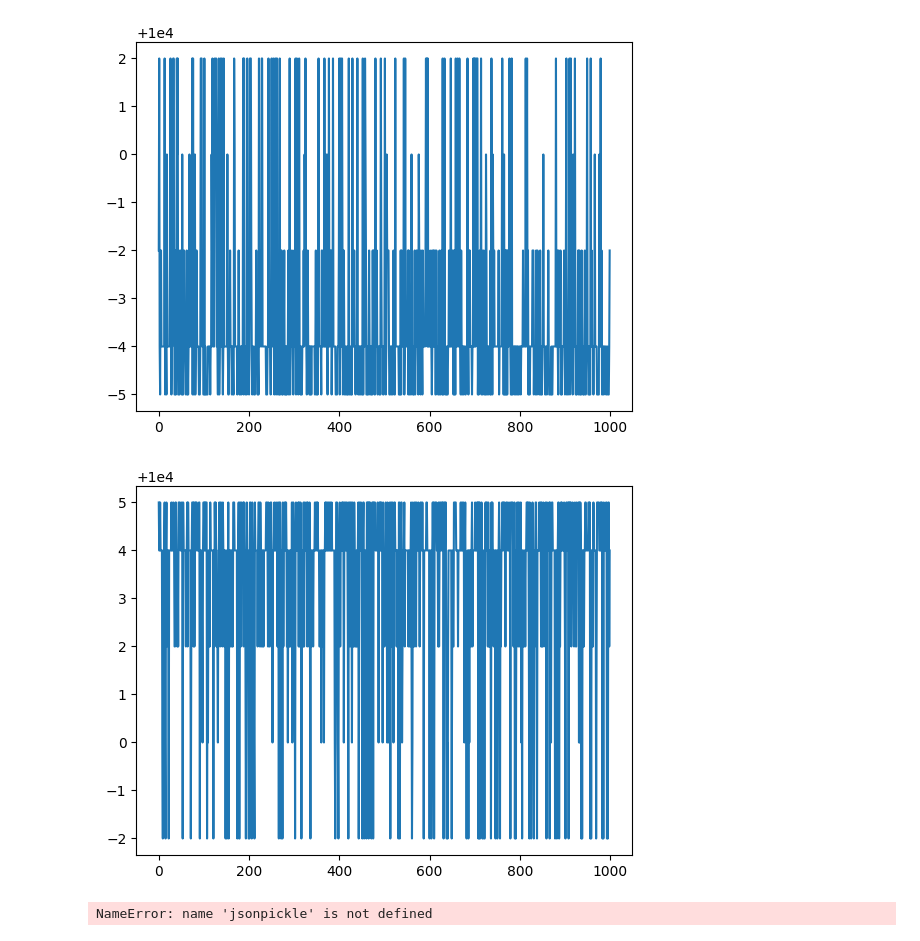
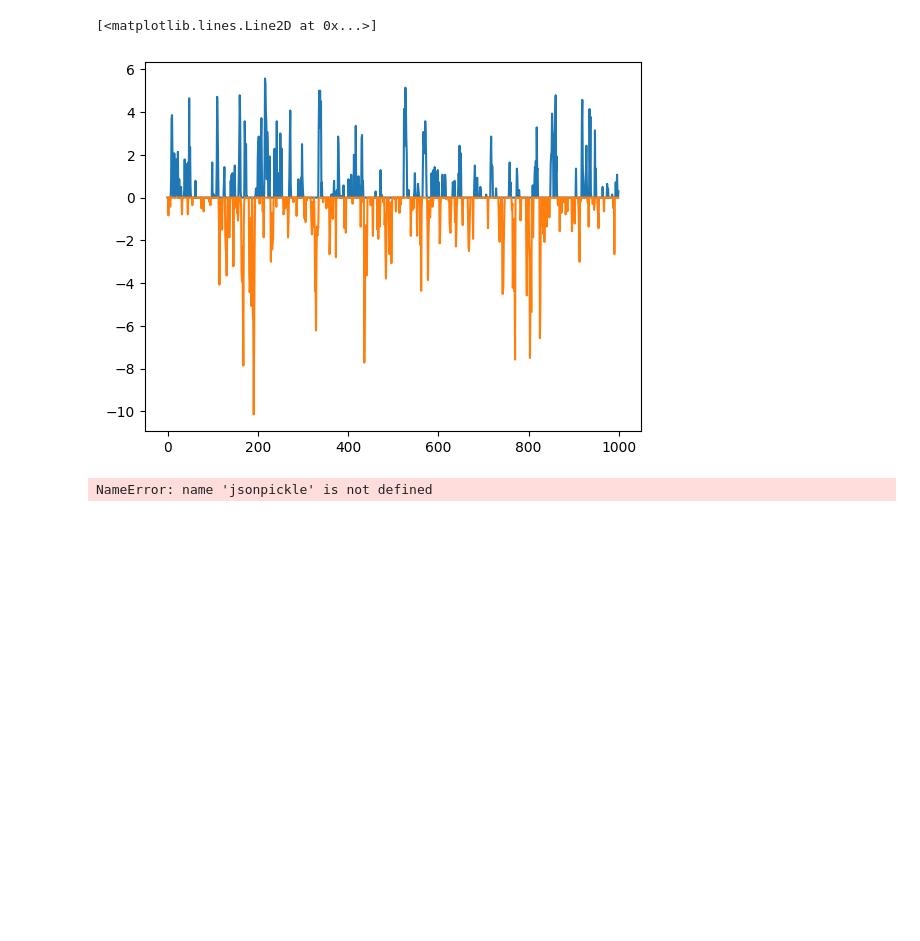
Before and after one commit to nkiselov/IMC_TRADE_BOT, a Jupyter notebook: analyzeOutput.ipynb, the cells around one changed output. Saved outputs shown, nothing was run; the diff lists cells and outputs as text; code cells hidden in the pictures; blank space fills up the shorter version.

```diff
--- a/analyzeOutput.ipynb
+++ b/analyzeOutput.ipynb
@@ -26,10 +26,10 @@ def readTradeCSV(filename):
             res+=[dict(zip(header,nrow))]
         return res
 
-# entries = readTradeCSV("Data/round-1-island-data-bottle/prices_combined.csv")
+# entries = readTradeCSV("round1data/prices_combined.csv")
+entries = readTradeCSV("r1_bad_money.csv")
 
 # entries = [entry for entry in entries if entry['day'] <= -1]
-entries = readTradeCSV("r1_bad_money.csv")
 # entries += readTradeCSV("Data/round-1-island-data-bottle/prices_round_1_day_-1.csv")
 # entries += readTradeCSV("Data/round-1-island-data-bottle/prices_round_1_day_0.csv")
 # # entries = readTradeCSV("r1_bad_money.csv")
@@ -44,39 +44,53 @@ entries = readTradeCSV("r1_bad_money.csv")
 products = list(set([e['product'] for e in entries]))
 groupedEntries = dict(zip(products,[[] for _ in range(len(products))]))
 for ent in entries:
     groupedEntries[ent['product']]+=[ent]
 
 def getGroupedProp(name):
     return [np.array([ent[name] for ent in group]) for (_,group) in groupedEntries.items()]
 
 # good_test = [[{k: v for k, v in ent.items() if k not in ['profit_and_loss']} for ent in group] for (_,group) in groupedEntries.items()]
 
 prices = getGroupedProp('mid_price')
 
 '''
 for i in range(len(products)):
     print(products[i])
     plt.figure(figsize=(18,4))
 
     plt.plot(prices[i], linewidth=.3)  # Thinner line
 
 
     plt.show()
 '''
 
 # for i in range(len(products)):
 #     print(products[i])
 #     fig = go.Figure()
 #     fig.add_trace(go.Scatter(y=prices[i], mode='lines', line=dict(width=0.5)))
 #     fig.update_layout(title=products[i], height=300, width=1000)
 #     fig.show()
-plt.plot(getGroupedProp("bid_price_1")[1])
-plt.show()
-plt.plot(getGroupedProp("ask_price_1")[1])
-plt.show()
+arr = getGroupedProp("mid_price")[0]
+
+def runAve(arr,n):
+    out = [0]*len(arr)
+    val = 0
+    size = 0
+    for i in range(len(arr)):
+        val+=arr[i]
+        size+=1
+        if i>=n:
+            val-=arr[i-n]
+            size-=1
+        out[i]=val/size
+    return out
+
+ave = runAve(arr,7)
+plt.plot([max(x,0) for x in getGroupedProp("bid_price_1")[0]-ave])
+plt.plot([min(x,0) for x in getGroupedProp("ask_price_1")[0]-ave])
 # %% [output]
+[<matplotlib.lines.Line2D at 0x...>]
-[figure, old version]
+[figure, new version]
-[figure, removed]
 # %%
 #all data beside our profits is same regardless of our orders
 str1 = jsonpickle.encode(good_test)
```
Also changed, not shown: 4 other files.
